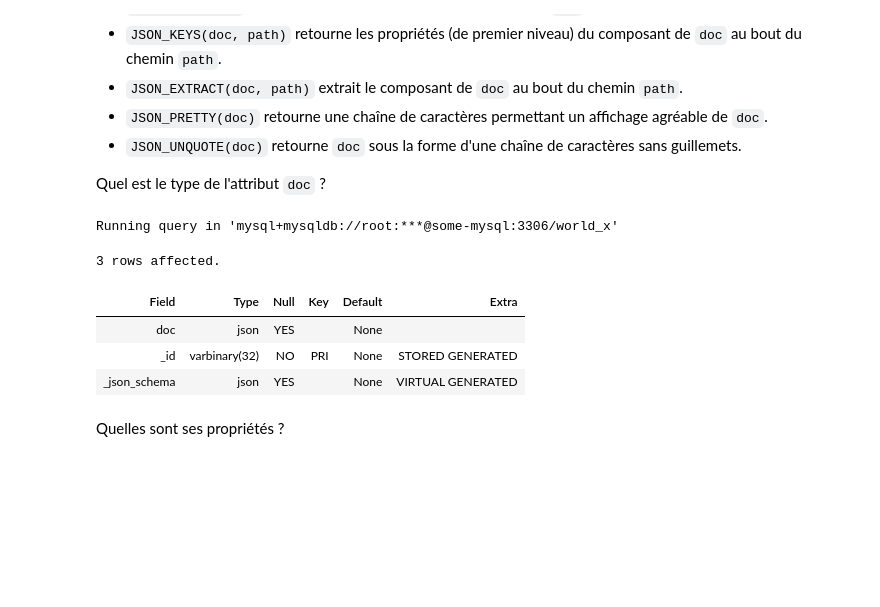
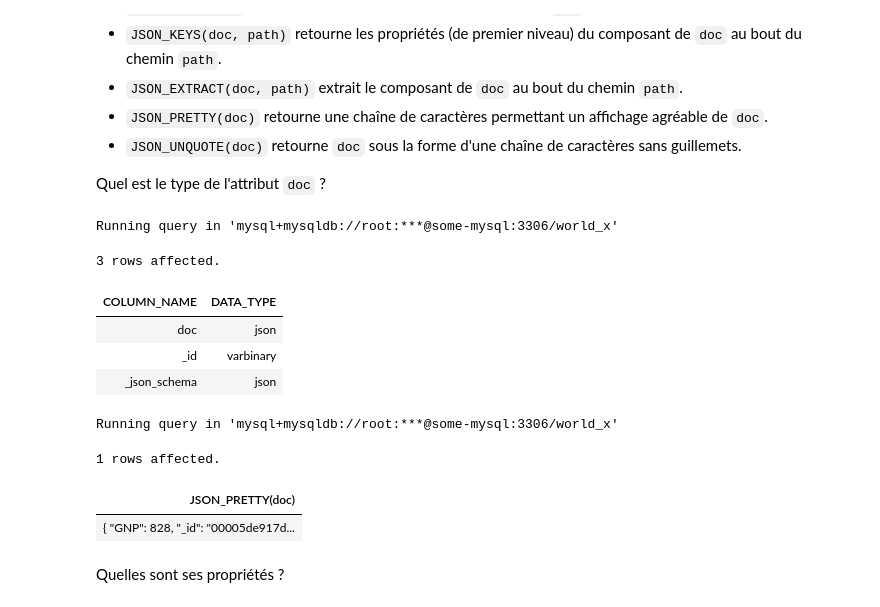
Before and after one commit to antoinech-courses/BigData-TP, a Jupyter notebook: tp1-2-3/tp3/tp3.ipynb, the cells around one changed output. Cells and saved outputs as stored; diff of their text form; code cells hidden in the pictures; blank space fills up the shorter version.

```diff
--- a/tp1-2-3/tp3/tp3.ipynb
+++ b/tp1-2-3/tp3/tp3.ipynb
@@ -30,15 +33,25 @@ Quelques fonctions intéressantes :
 *   `JSON_UNQUOTE(doc)` retourne `doc` sous la forme d'une chaîne de caractères sans guillemets.
 
 Quel est le type de l'attribut `doc` ?
+# %%
+%%sql
+SELECT COLUMN_NAME, DATA_TYPE
+FROM INFORMATION_SCHEMA.COLUMNS
+WHERE TABLE_NAME = 'countryinfo';
+# %% [output]
+Running query in 'mysql+mysqldb://root:***@some-mysql:3306/world_x'
+3 rows affected.
+| COLUMN_NAME | DATA_TYPE |
+| doc | json |
+| _id | varbinary |
+| _json_schema | json |
 # %%
 %%sql
-DESCRIBE countryinfo;
+SELECT JSON_PRETTY(doc) FROM countryinfo LIMIT 1;
 # %% [output]
 Running query in 'mysql+mysqldb://root:***@some-mysql:3306/world_x'
-3 rows affected.
+1 rows affected.
-| Field | Type | Null | Key | Default | Extra |
-| doc | json | YES |  | None |  |
-| _id | varbinary(32) | NO | PRI | None | STORED GENERATED |
-| _json_schema | json | YES |  | None | VIRTUAL GENERATED |
+| JSON_PRETTY(doc) |
+| { "GNP": 828, "_id": "00005de917d... |
 # %% [markdown]
 Quelles sont ses propriétés ?
```
Also changed, not shown: parts of 36 cells of this notebook, 1 other file.
